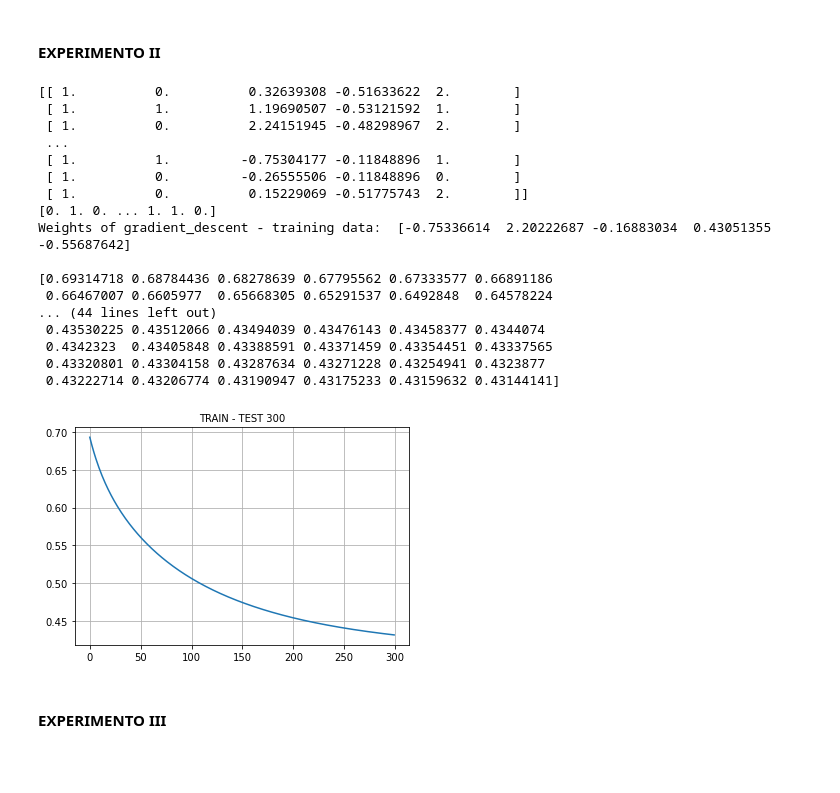
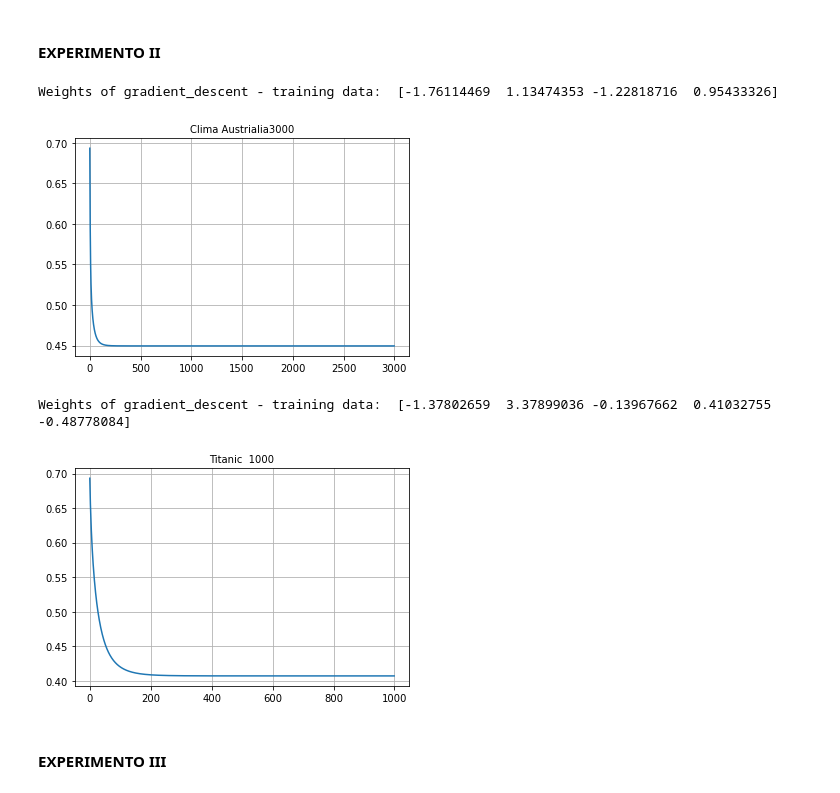
Before and after one commit to anabeL19/TOP-AI, a Jupyter notebook: Prac - Lab II/Lab2 - Regresión logistica.ipynb, the cells around one changed output. Saved outputs shown, nothing was run; the diff lists cells and outputs as text; code cells hidden in the pictures; blank space fills up the shorter version.

```diff
--- a/Prac - Lab II/Lab2 - Regresión logistica.ipynb
+++ b/Prac - Lab II/Lab2 - Regresión logistica.ipynb
@@ -327,6 +326,42 @@ tasa:  0.4  iteracion:  3500
 #### EXPERIMENTO II
 # %%
 def GD_ploteo():
+
+
+    f_name = "Data_classification/weatherAUS.csv"
+    atrributes = ["MinTemp","MaxTemp","RainToday","RainTomorrow"]
+    data = Leer_Datos(f_name,atrributes)
+    data = data.replace(to_replace='Yes',value=1,regex=True)
+    data = data.replace(to_replace='No',value=0,regex=True)
+
+    data = data.values[~np.isnan(data).any(axis=1)]
+    data[:,0:2] = Normalizar_Datos(data[:,0:2])
+
+
+    nb_iteration = 3000
+    learn_rate = 0.4
+
+
+    X_train, y_train, test_X1, test_y1 = PrepareXandY(data,data)
+
+    theta = np.zeros(X_train.shape[1])
+
+    theta_gd, cost_history = gradient_descent(X_train, y_train, theta, nb_iteration, learn_rate)
+
+    error_train = calcular_funcion_costo(X_train, y_train, theta_gd)
+
+
+    fig, ax = plt.subplots()
+    plt.plot(range(len(cost_history)), cost_history)
+
+    plt.title('Clima Austrialia'+str(nb_iteration), {'fontsize':10})
+    print("Weights of gradient_descent - training data: ", theta_gd, "\n")
+
+
+    ax.grid(True)
+    plt.show()
+
+def GD_ploteo1():
     files = [ ("Data_classification/titanic_test.csv",["Sex","Age","Fare","Embarked"]),
               ("Data_classification/gender_submission.csv",["Survived"]),
               ("Data_classification/titanic_train.csv",["Sex","Age","Fare","Embarked","Survived"]) ]
@@ -359,56 +394,42 @@ def GD_ploteo():
     data3 = data3.replace(to_replace='S',value=1,regex=True)
     data3 = data3.replace(to_replace='Q',value=2,regex=True)
 
     data = np.concatenate((data, data3), axis=0)
 
 
     data = data[~np.isnan(data).any(axis=1)]
     data[:,1:3] = Normalizar_Datos(data[:,1:3])
 
 
-    nb_iteration = 300
-    learn_rate = 0.1
+    nb_iteration = 1000
+    learn_rate = 0.4
 
 
     X_train, y_train, test_X1, test_y1 = PrepareXandY(data,data)
 
     theta = np.zeros(X_train.shape[1])
 
     theta_gd, cost_history = gradient_descent(X_train, y_train, theta, nb_iteration, learn_rate)
 
     error_train = calcular_funcion_costo(X_train, y_train, theta_gd)
 
 
     fig, ax = plt.subplots()
     plt.plot(range(len(cost_history)), cost_history)
 
-    plt.title('TRAIN - TEST '+str(nb_iteration), {'fontsize':10})
+    plt.title('Titanic  '+str(nb_iteration), {'fontsize':10})
     print("Weights of gradient_descent - training data: ", theta_gd, "\n")
-
-    print(cost_history)
 
     ax.grid(True)
     plt.show()
+
 GD_ploteo()
+GD_ploteo1()
 # %% [output]
-[[ 1.          0.          0.32639308 -0.51633622  2.        ]
- [ 1.          1.          1.19690507 -0.53121592  1.        ]
- [ 1.          0.          2.24151945 -0.48298967  2.        ]
- ...
- [ 1.          1.         -0.75304177 -0.11848896  1.        ]
- [ 1.          0.         -0.26555506 -0.11848896  0.        ]
- [ 1.          0.          0.15229069 -0.51775743  2.        ]]
-[0. 1. 0. ... 1. 1. 0.]
-Weights of gradient_descent - training data:  [-0.75336614  2.20222687 -0.16883034  0.43051355 -0.55687642]
-
-[0.69314718 0.68784436 0.68278639 0.67795562 0.67333577 0.66891186
- 0.66467007 0.6605977  0.65668305 0.65291537 0.6492848  0.64578224
-... (44 lines left out)
- 0.43530225 0.43512066 0.43494039 0.43476143 0.43458377 0.4344074
- 0.4342323  0.43405848 0.43388591 0.43371459 0.43354451 0.43337565
- 0.43320801 0.43304158 0.43287634 0.43271228 0.43254941 0.4323877
- 0.43222714 0.43206774 0.43190947 0.43175233 0.43159632 0.43144141]
+Weights of gradient_descent - training data:  [-1.76114469  1.13474353 -1.22818716  0.95433326]
-[figure, old version]
+[figure, new version]
+Weights of gradient_descent - training data:  [-1.37802659  3.37899036 -0.13967662  0.41032755 -0.48778084]
+[figure, added]
 # %% [markdown]
 #### EXPERIMENTO III
 # %% [markdown]
```
Also changed, not shown: parts of 1 cell of this notebook.
